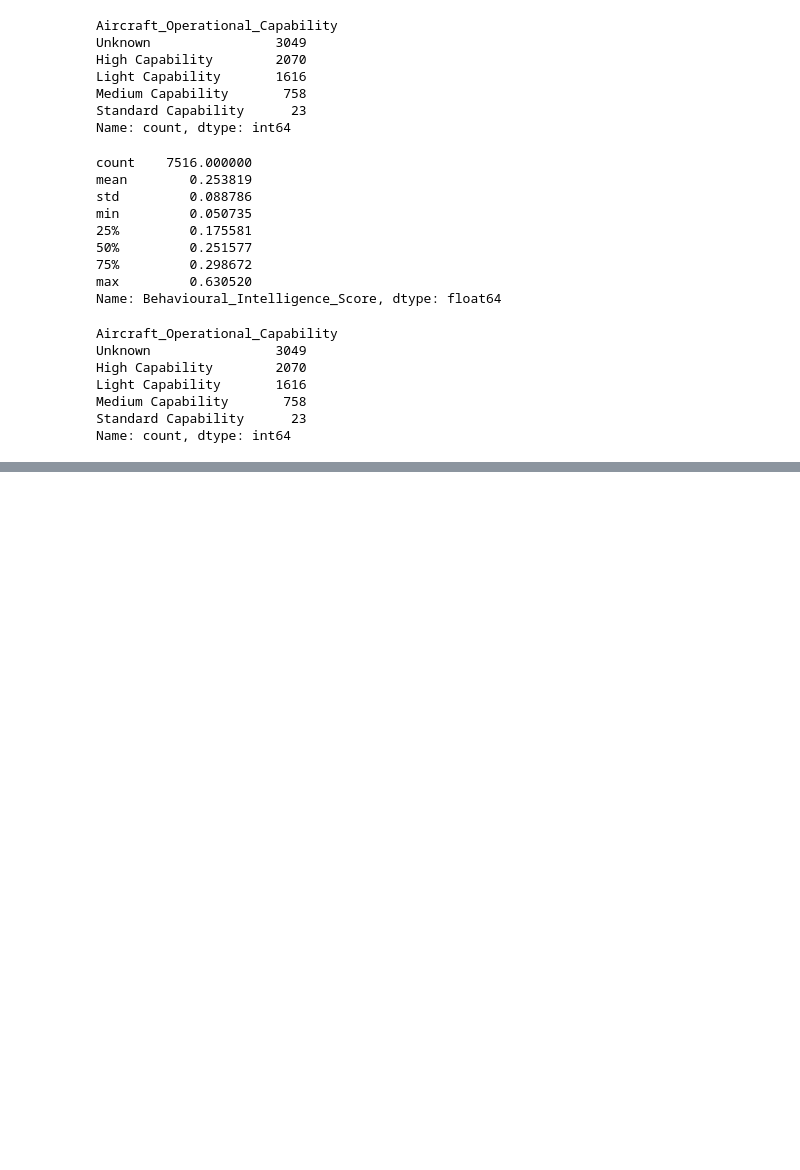
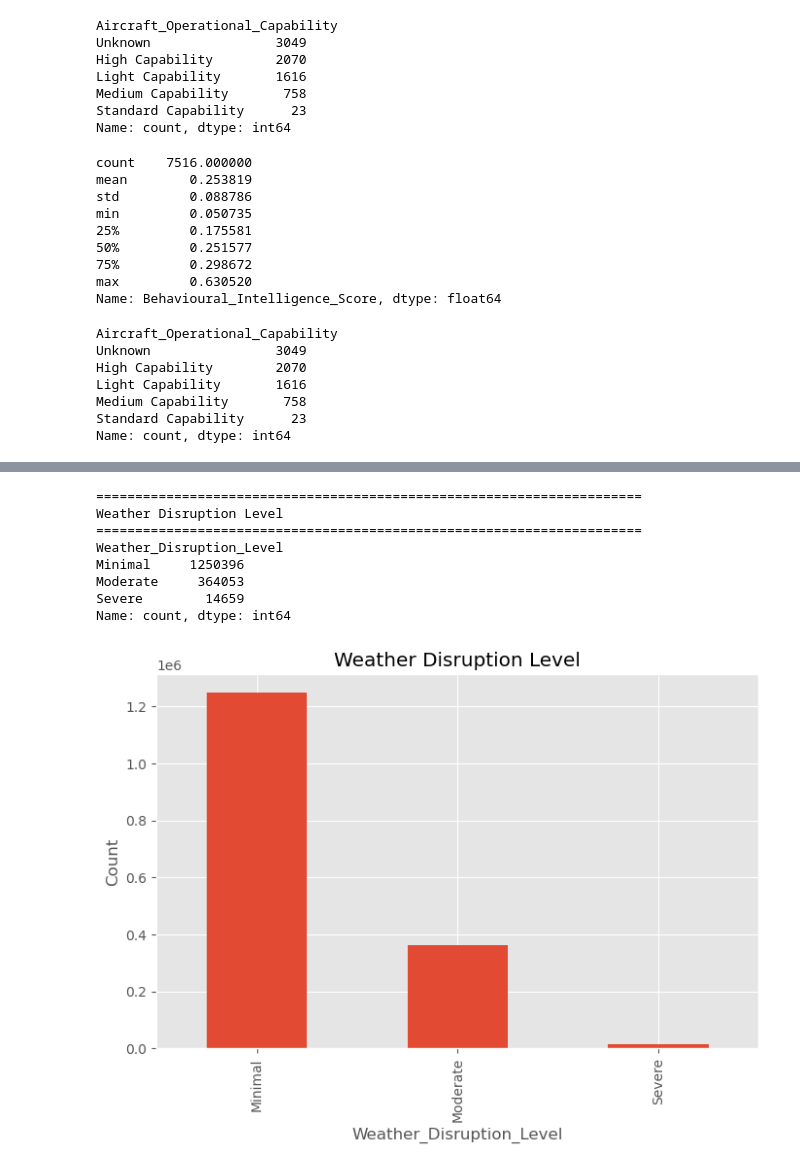
Before and after one commit to darshan-vgithub/Intelligent-Flight-Operations-Analytics-and-Decision-Support-Dashboard, a Jupyter notebook: notebooks/13_Hybrid_AI_Risk_Assessment_Engine.ipynb, the cells around one changed output, grey strips where cells are left out. Cells and saved outputs as stored; diff of their text form; code cells hidden in the pictures; blank space fills up the shorter version.

```diff
--- a/notebooks/13_Hybrid_AI_Risk_Assessment_Engine.ipynb
+++ b/notebooks/13_Hybrid_AI_Risk_Assessment_Engine.ipynb
@@ -276,0 +413,30 @@ Name: count, dtype: int64
+# %%
+print("="*70)
+print("Weather Disruption Level")
+print("="*70)
+
+weather_disruption = weather_df["Weather_Disruption_Level"].value_counts()
+
+print(weather_disruption)
+
+plt.figure(figsize=(8,5))
+
+weather_disruption.plot(
+    kind="bar"
+)
+
+plt.title("Weather Disruption Level")
+
+plt.ylabel("Count")
+
+plt.show()
+# %% [output]
+======================================================================
+Weather Disruption Level
+======================================================================
+Weather_Disruption_Level
+Minimal     1250396
+Moderate     364053
+Severe        14659
+Name: count, dtype: int64
+[figure, added]
```
Also changed, not shown: parts of 13 cells of this notebook.
